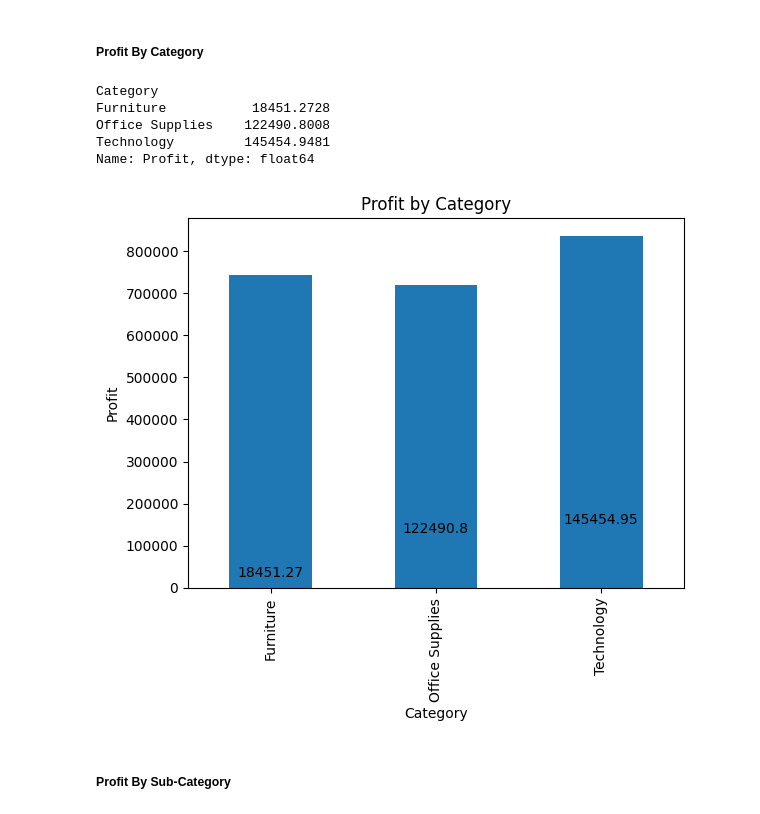
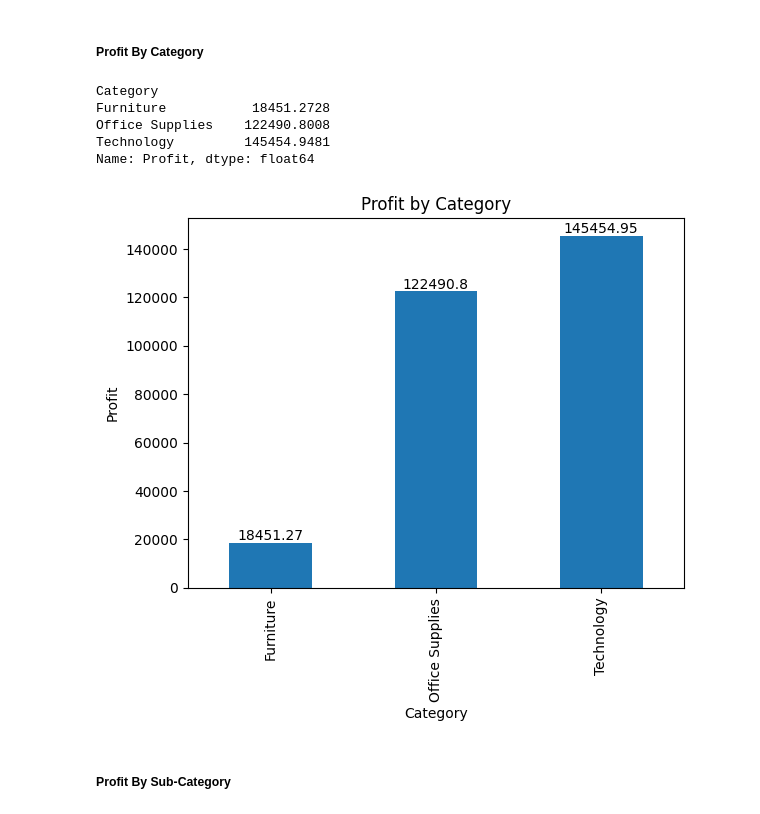
Before and after one commit to MakSi27/DA-Retail-Profit-Leakage-Analysis, a Jupyter notebook: Mayank/python/eda/retail_profit_eda.ipynb, the cells around one changed output. Drawn from its saved outputs; the diff is of its cells as text; code cells hidden in the pictures.

```diff
--- a/Mayank/python/eda/retail_profit_eda.ipynb
+++ b/Mayank/python/eda/retail_profit_eda.ipynb
@@ -68,22 +68,22 @@ Name: Sales, dtype: float64
 # %%
 Profit_category = df.groupby("Category")["Profit"].sum()
 print(Profit_category)
 
 
-ax = sales_category.plot(kind="bar")
+ax = Profit_category.plot(kind="bar")
 for i, v in enumerate(Profit_category):
     plt.text(i, v, str(round(v,2)), ha="center", va="bottom")
 plt.title("Profit by Category")
 plt.xlabel("Category")
 plt.ylabel("Profit")
 plt.show()
 # %% [output]
 Category
 Furniture           18451.2728
 Office Supplies    122490.8008
 Technology         145454.9481
 Name: Profit, dtype: float64
-[figure, old version]
+[figure, new version]
 # %% [markdown]
 ##### Profit By Sub-Category
 # %%
```
